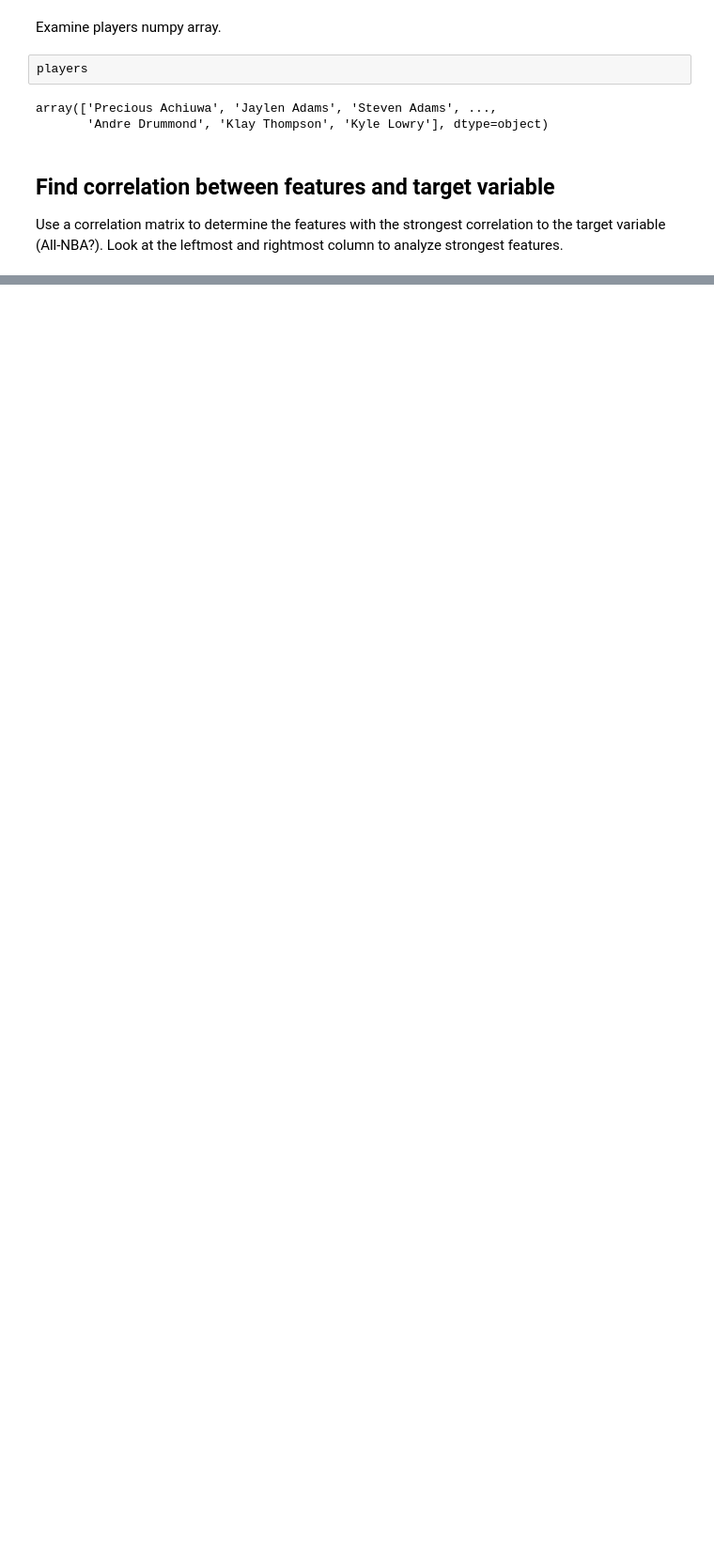
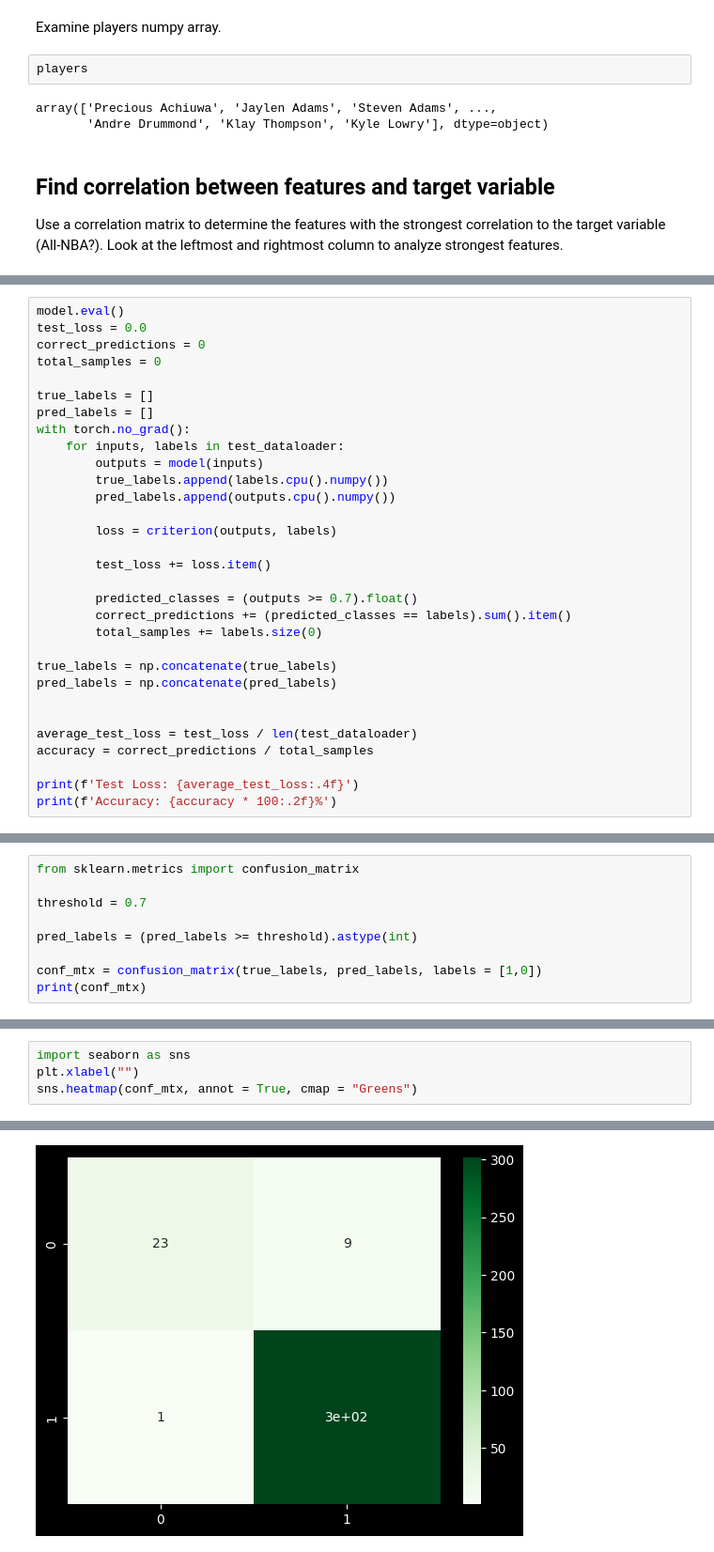
Before and after one commit to alihuss1017/All-NBA-Classifier, a Jupyter notebook: allnbapred.ipynb, the cells around one changed output, grey strips where cells are left out. Shown at 94% size. Drawn from its saved outputs; the diff is of its cells as text; blank space fills up the shorter version.

```diff
--- a/allnbapred.ipynb
+++ b/allnbapred.ipynb
@@ -76,0 +282,31 @@ dataSet.corr()
+# %%
+model.eval()
+test_loss = 0.0
+correct_predictions = 0
+total_samples = 0
+
+true_labels = []
+pred_labels = []
+with torch.no_grad():
+    for inputs, labels in test_dataloader:
+        outputs = model(inputs)
+        true_labels.append(labels.cpu().numpy())
+        pred_labels.append(outputs.cpu().numpy())
+
+        loss = criterion(outputs, labels)
+
+        test_loss += loss.item()
+
+        predicted_classes = (outputs >= 0.7).float()
+        correct_predictions += (predicted_classes == labels).sum().item()
+        total_samples += labels.size(0)
+
+true_labels = np.concatenate(true_labels)
+pred_labels = np.concatenate(pred_labels)
+
+
+average_test_loss = test_loss / len(test_dataloader)
+accuracy = correct_predictions / total_samples
+
+print(f'Test Loss: {average_test_loss:.4f}')
+print(f'Accuracy: {accuracy * 100:.2f}%')
@@ -76,0 +325,9 @@ dataSet.corr()
+# %%
+from sklearn.metrics import confusion_matrix
+
+threshold = 0.7
+
+pred_labels = (pred_labels >= threshold).astype(int)
+
+conf_mtx = confusion_matrix(true_labels, pred_labels, labels = [1,0])
+print(conf_mtx)
@@ -76,0 +337,5 @@ dataSet.corr()
+# %%
+import seaborn as sns
+plt.xlabel("")
+sns.heatmap(conf_mtx, annot = True, cmap = "Greens")
+# %% [output]
@@ -76,0 +343 @@ dataSet.corr()
+[figure, added]
```
Also changed, not shown: parts of 37 cells of this notebook.
